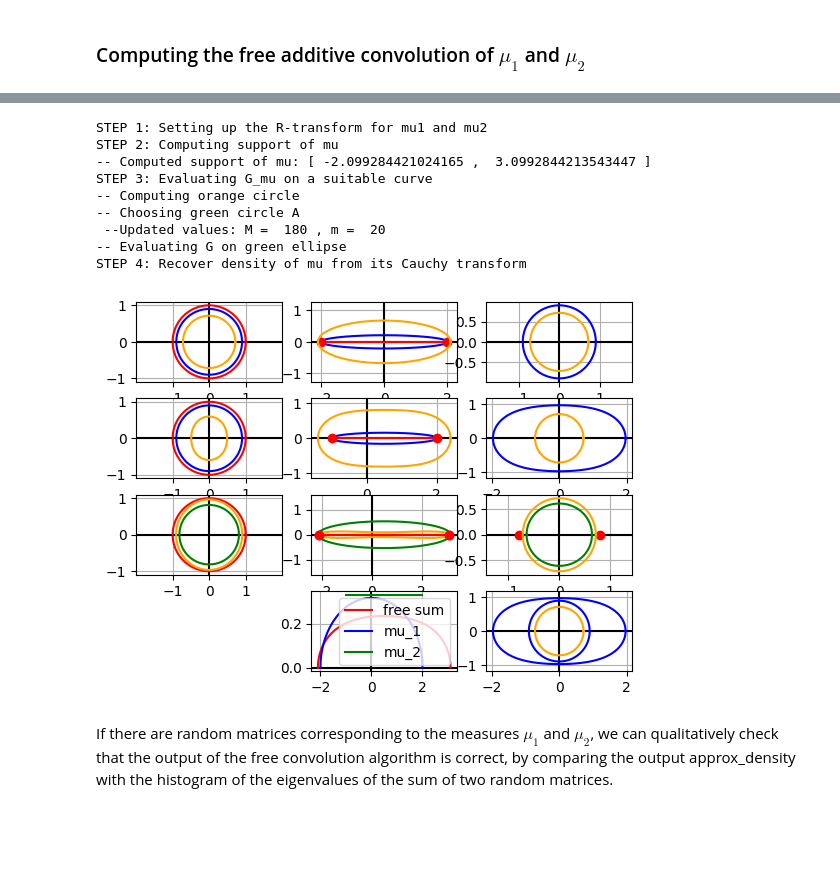
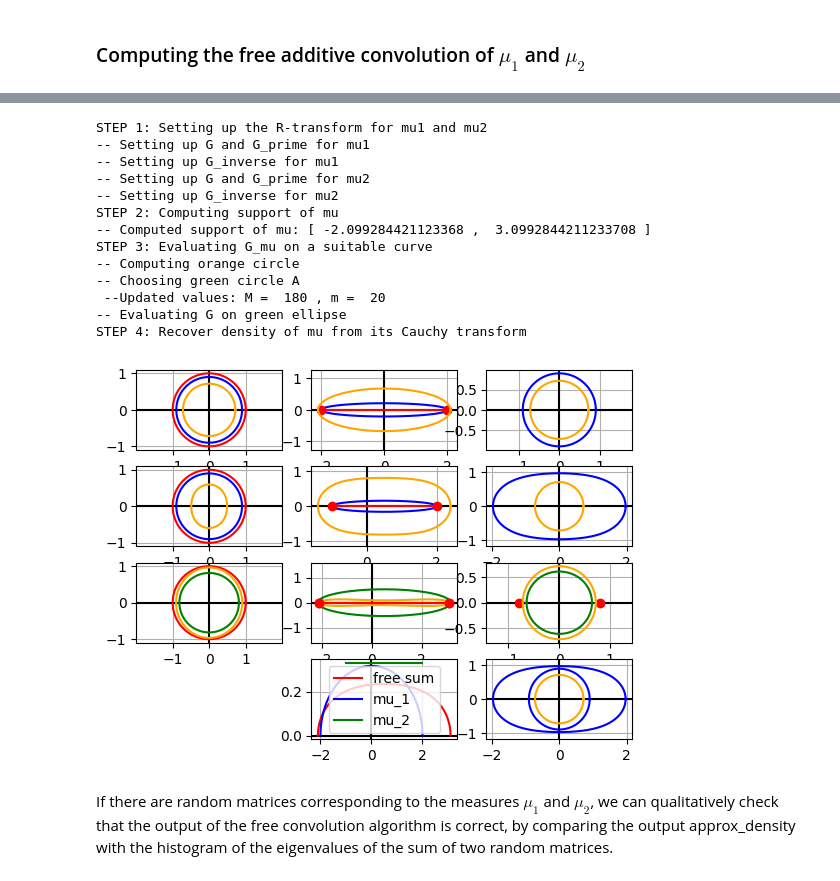
Before and after one commit to Alice94/FreeConvolutionCode, a Jupyter notebook: Documentation.ipynb, the cells around one changed output, grey strips where cells are left out. Cells and saved outputs as stored; diff of their text form; code cells hidden in the pictures; blank space fills up the shorter version.

```diff
--- a/Documentation.ipynb
+++ b/Documentation.ipynb
@@ -110,23 +111,27 @@ Outputs:
 # %%
 import freeconvolution
 N1 = 400
 N2 = 4000
 N = 4000
 m = 20
 epsilon = 0.1
 do_plots = 1
-[a, b, t, approx_density] = freeconvolution.free_additive_convolution(mu1, mu2, N1, N2, N, m, epsilon, do_plots)
+[a, b, t, approx_density, muplus] = freeconvolution.free_additive_convolution(mu1, mu2, N1, N2, N, m, epsilon, do_plots)
 # %% [output]
 STEP 1: Setting up the R-transform for mu1 and mu2
+-- Setting up G and G_prime for mu1
+-- Setting up G_inverse for mu1
+-- Setting up G and G_prime for mu2
+-- Setting up G_inverse for mu2
 STEP 2: Computing support of mu
--- Computed support of mu: [ -2.099284421024165 ,  3.0992844213543447 ]
+-- Computed support of mu: [ -2.099284421123368 ,  3.0992844211233708 ]
 STEP 3: Evaluating G_mu on a suitable curve
 -- Computing orange circle
 -- Choosing green circle A
  --Updated values: M =  180 , m =  20
 -- Evaluating G on green ellipse
 STEP 4: Recover density of mu from its Cauchy transform
-[figure, old version]
+[figure, new version]
 # %% [markdown]
 If there are random matrices corresponding to the measures $\mu_1$ and $\mu_2$, we can qualitatively check that the output of the free convolution algorithm is correct, by comparing the output approx_density with the histogram of the eigenvalues of the sum of two random matrices.
 # %%
```
Also changed, not shown: parts of 7 cells of this notebook, 7 other files.
